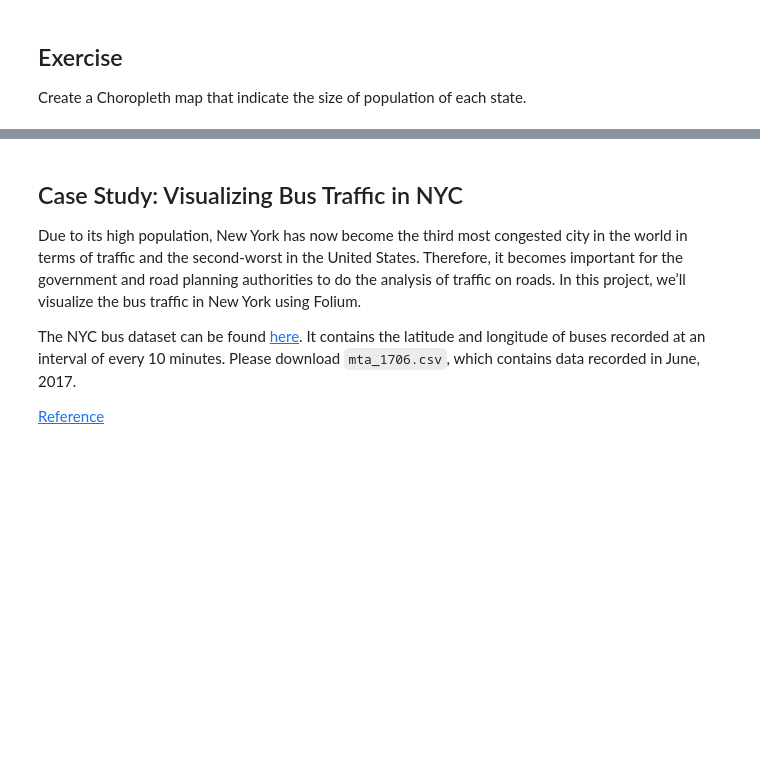
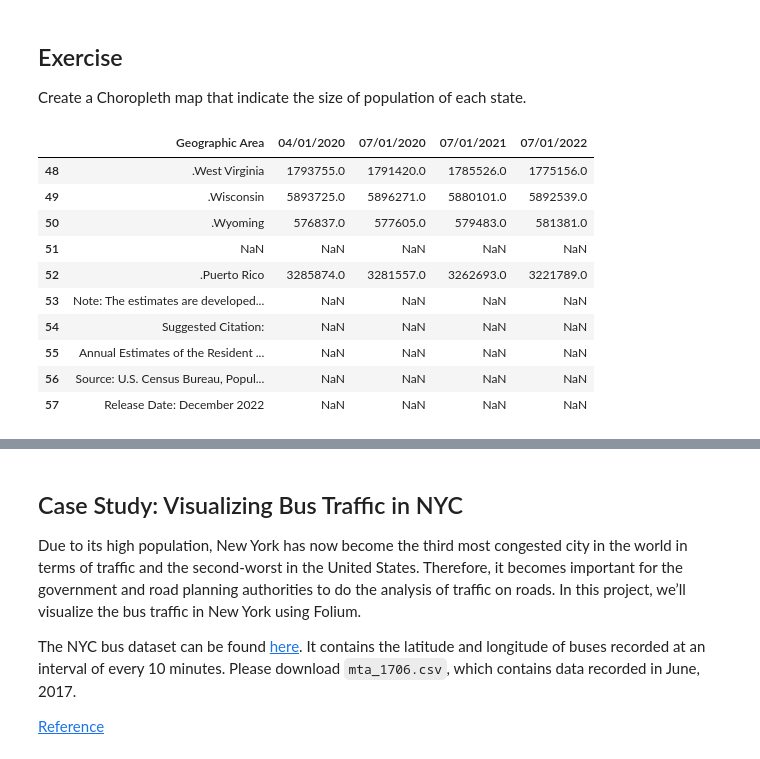
Before and after one commit to ch00226855/DataAnalysisFall2023, a Jupyter notebook: Week08_GeospatialPlotting.ipynb, the cells around one changed output, grey strips where cells are left out. Saved outputs shown, nothing was run; the diff lists cells and outputs as text; code cells hidden in the pictures; blank space fills up the shorter version.

```diff
--- a/Week08_GeospatialPlotting.ipynb
+++ b/Week08_GeospatialPlotting.ipynb
@@ -105,3 +193,27 @@ m
 # %% [markdown]
 ## Exercise
 Create a Choropleth map that indicate the size of population of each state.
+# %%
+# Source of data: U.S. Census Bureau
+# URL: https://www2.census.gov/programs-surveys/popest/tables/2020-2022/state/totals/NST-EST2022-POP.xlsx
+url = "https://www2.census.gov/programs-surveys/popest/tables/2020-2022/state/totals/NST-EST2022-POP.xlsx"
+population = pd.read_excel(url,
+#                            header=[2, 3])
+                           names=["Geographic Area", "04/01/2020",
+                                 "07/01/2020", "07/01/2021",
+                                 "07/01/2022"],
+                           skiprows=8)
+# population.head(10)
+population.tail(10)
+# %% [output]
+|  | Geographic Area | 04/01/2020 | 07/01/2020 | 07/01/2021 | 07/01/2022 |
+| 48 | .West Virginia | 1793755.0 | 1791420.0 | 1785526.0 | 1775156.0 |
+| 49 | .Wisconsin | 5893725.0 | 5896271.0 | 5880101.0 | 5892539.0 |
+| 50 | .Wyoming | 576837.0 | 577605.0 | 579483.0 | 581381.0 |
+| 51 | NaN | NaN | NaN | NaN | NaN |
+| 52 | .Puerto Rico | 3285874.0 | 3281557.0 | 3262693.0 | 3221789.0 |
+| 53 | Note: The estimates are developed... | NaN | NaN | NaN | NaN |
+| 54 | Suggested Citation: | NaN | NaN | NaN | NaN |
+| 55 | Annual Estimates of the Resident ... | NaN | NaN | NaN | NaN |
+| 56 | Source: U.S. Census Bureau, Popul... | NaN | NaN | NaN | NaN |
+| 57 | Release Date: December 2022 | NaN | NaN | NaN | NaN |
```
Also changed, not shown: parts of 33 cells of this notebook.
